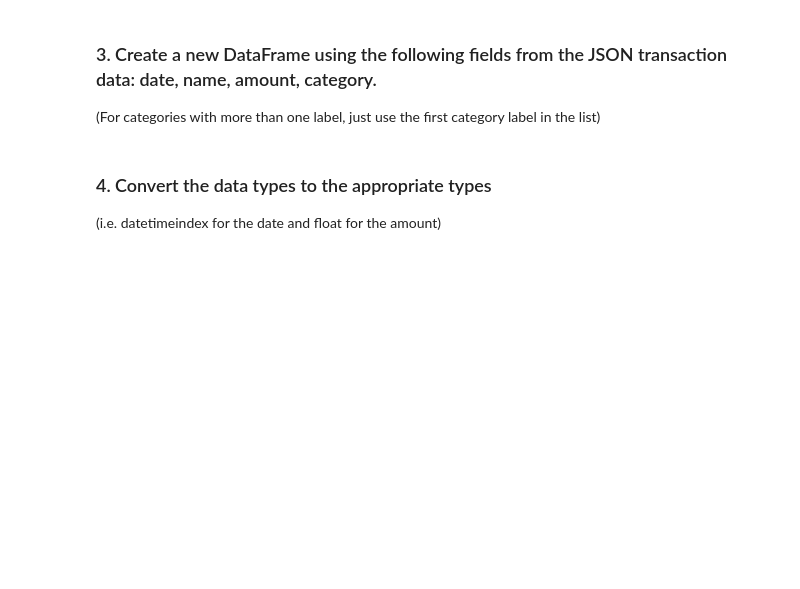
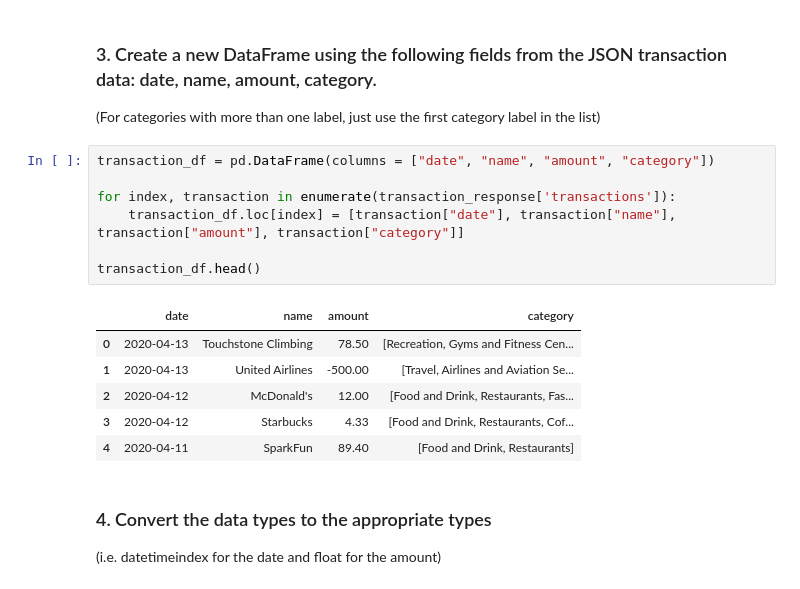
Before and after one commit to CPix18/MyFinTechRepo, a Jupyter notebook: HW4- API/Instructions/Starter_Code/account_summary.ipynb, the cells around one changed output. Cells and saved outputs as stored; diff of their text form; blank space fills up the shorter version.

```diff
--- a/HW4- API/Instructions/Starter_Code/account_summary.ipynb
+++ b/HW4- API/Instructions/Starter_Code/account_summary.ipynb
@@ -128,6 +112,20 @@ for transaction in transactions_response['category']:
 ### 3. Create a new DataFrame using the following fields from the JSON transaction data: date, name, amount, category.
 
 (For categories with more than one label, just use the first category label in the list)
+# %%
+transaction_df = pd.DataFrame(columns = ["date", "name", "amount", "category"])
+
+for index, transaction in enumerate(transaction_response['transactions']):
+    transaction_df.loc[index] = [transaction["date"], transaction["name"], transaction["amount"], transaction["category"]]
+
+transaction_df.head()
+# %% [output]
+|  | date | name | amount | category |
+| 0 | 2020-04-13 | Touchstone Climbing | 78.50 | [Recreation, Gyms and Fitness Cen... |
+| 1 | 2020-04-13 | United Airlines | -500.00 | [Travel, Airlines and Aviation Se... |
+| 2 | 2020-04-12 | McDonald's | 12.00 | [Food and Drink, Restaurants, Fas... |
+| 3 | 2020-04-12 | Starbucks | 4.33 | [Food and Drink, Restaurants, Cof... |
+| 4 | 2020-04-11 | SparkFun | 89.40 | [Food and Drink, Restaurants] |
 # %% [markdown]
 ### 4. Convert the data types to the appropriate types
 
```
Also changed, not shown: parts of 19 cells of this notebook, 42 other files.
